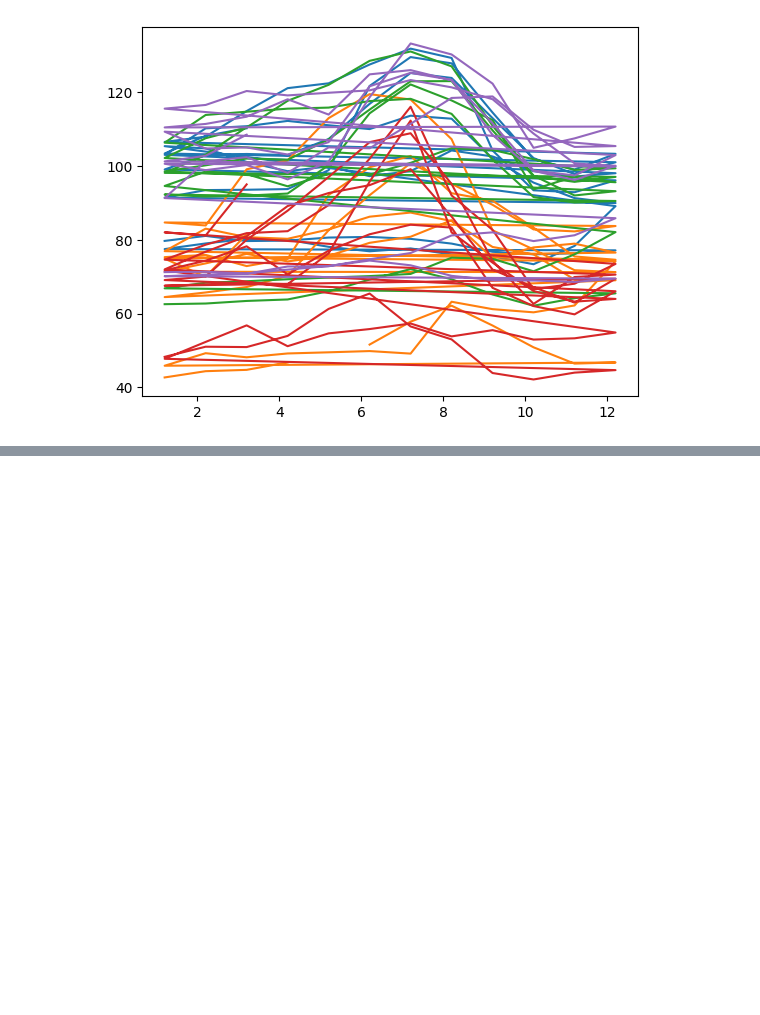
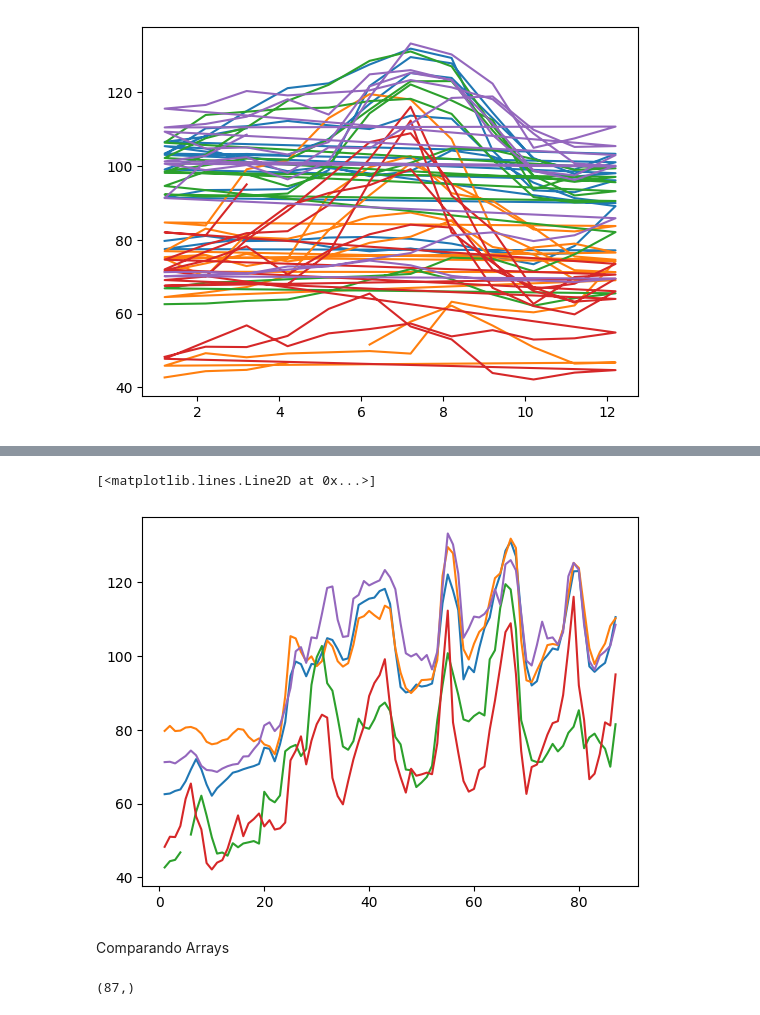
Before and after one commit to leonardotrill/numpy, a Jupyter notebook: Numpy.ipynb, the cells around one changed output, grey strips where cells are left out. Saved outputs shown, nothing was run; the diff lists cells and outputs as text; code cells hidden in the pictures; blank space fills up the shorter version.

```diff
--- a/Numpy.ipynb
+++ b/Numpy.ipynb
@@ -95,0 +102,22 @@ plt.plot(dates,prices)
+# %%
+Moscu = prices[:,0]
+Kaliningrado = prices[:,1]
+Petersburgo = prices[:,2]
+Krasnodar = prices[:,3]
+Ekaterinburgo = prices[:,4]
+
+
+plt.plot(dates,Petersburgo)
+plt.plot(dates,Moscu)
+plt.plot(dates,Kaliningrado)
+plt.plot(dates,Krasnodar)
+plt.plot(dates,Ekaterinburgo)
+# %% [output]
+[<matplotlib.lines.Line2D at 0x...>]
+[figure, added]
+# %% [markdown]
+Comparando Arrays
+# %%
+Moscu.shape
+# %% [output]
+(87,)
```
Also changed, not shown: parts of 6 cells of this notebook.
